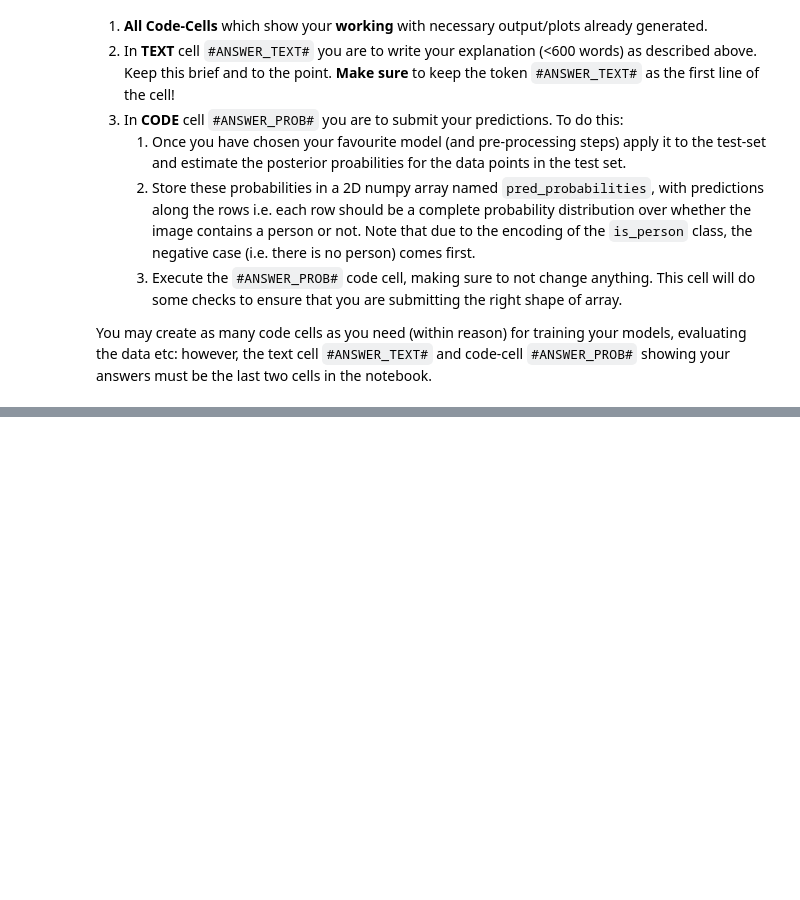
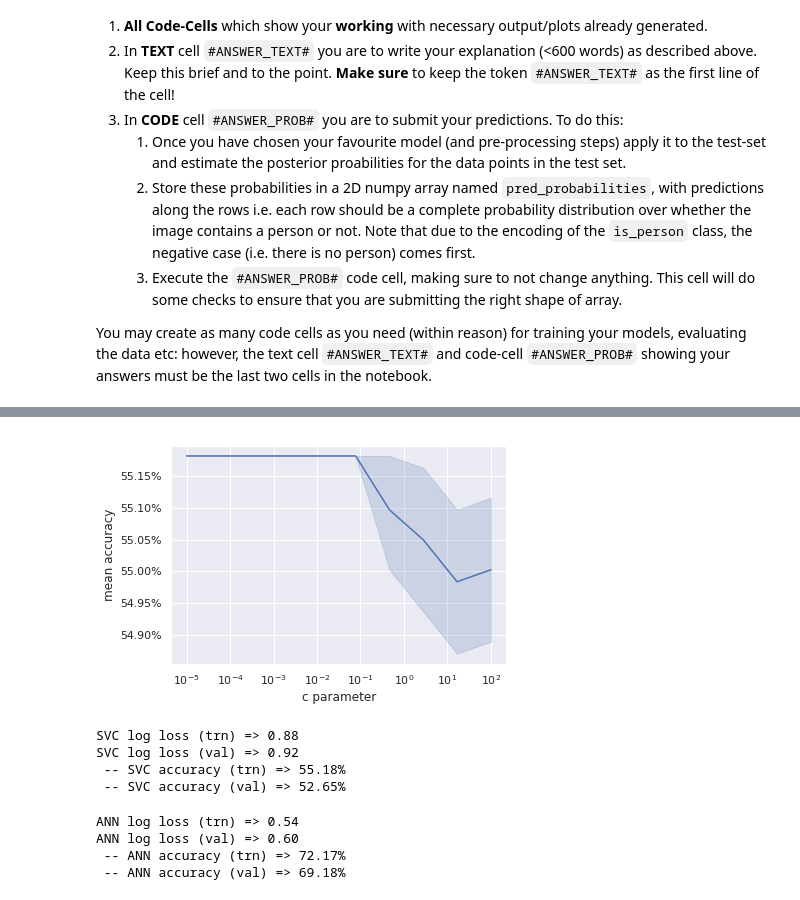
Before and after one commit to JMaio/iaml2018, a Jupyter notebook: Assignments/03_B_MiniChallenge.ipynb, the cells around one changed output, grey strips where cells are left out. Saved outputs shown, nothing was run; the diff lists cells and outputs as text; code cells hidden in the pictures; blank space fills up the shorter version.

```diff
--- a/Assignments/03_B_MiniChallenge.ipynb
+++ b/Assignments/03_B_MiniChallenge.ipynb
@@ -294,0 +343,15 @@ Name: is_person, Length: 1114, dtype: object
+# %%
+%%time
+from sklearn.svm import SVC
+from sklearn.model_selection import GridSearchCV
+from time import time
+
+# use gridsearch
+param_grid = {'C': np.geomspace(1e-5, 1e2, 10),
+              'gamma': np.geomspace(1e-5, 1e5, 5)}
+clf = GridSearchCV(SVC(kernel='rbf', probability=True),
+                   param_grid, cv=5, n_jobs=-1)
+clf.fit(X_pca, y_true)
+print("Best estimator found by grid search:")
+svc = clf.best_estimator_
+print(svc)
@@ -294,0 +366,38 @@ Name: is_person, Length: 1114, dtype: object
+# %%
+import matplotlib.ticker as mtick
+ax = sns.lineplot(x=np.array(clf.cv_results_['param_C'], dtype=float),
+             y=clf.cv_results_['mean_test_score'])
+plt.xlabel("c parameter")
+plt.ylabel("mean accuracy")
+ax.yaxis.set_major_formatter(mtick.PercentFormatter(1, 2))
+plt.xscale('log')
+
+
+plt.show()
+print("SVC log loss (trn) => {:.2f}".format(log_loss(y_true, svc.predict_proba(X_pca))))
+print("SVC log loss (val) => {:.2f}".format(log_loss(y_val, svc.predict_proba(X_val_pca))))
+print(" -- SVC accuracy (trn) => {:.2%}".format(accuracy_score(y_true, svc.predict(X_pca))))
+print(" -- SVC accuracy (val) => {:.2%}".format(accuracy_score(y_val, svc.predict(X_val_pca))))
+# %% [output]
+[figure, added]
+SVC log loss (trn) => 0.88
+SVC log loss (val) => 0.92
+ -- SVC accuracy (trn) => 55.18%
+ -- SVC accuracy (val) => 52.65%
+# %%
+from sklearn.neural_network import MLPClassifier
+from sklearn.preprocessing import StandardScaler
+
+# artificial neural network with 3, 3, 5 intermediate layers
+ann = MLPClassifier(solver='lbfgs', alpha=5e-2,
+                    hidden_layer_sizes=(3, 3, 5), random_state=42)
+ann.fit(X, y_true)
+print("ANN log loss (trn) => {:.2f}".format(log_loss(y_true, ann.predict_proba(X))))
+print("ANN log loss (val) => {:.2f}".format(log_loss(y_val, ann.predict_proba(X_val))))
+print(" -- ANN accuracy (trn) => {:.2%}".format(accuracy_score(y_true, ann.predict(X))))
+print(" -- ANN accuracy (val) => {:.2%}".format(accuracy_score(y_val, ann.predict(X_val))))
+# %% [output]
+ANN log loss (trn) => 0.54
+ANN log loss (val) => 0.60
+ -- ANN accuracy (trn) => 72.17%
+ -- ANN accuracy (val) => 69.18%
```
Also changed, not shown: parts of 13 cells of this notebook.
